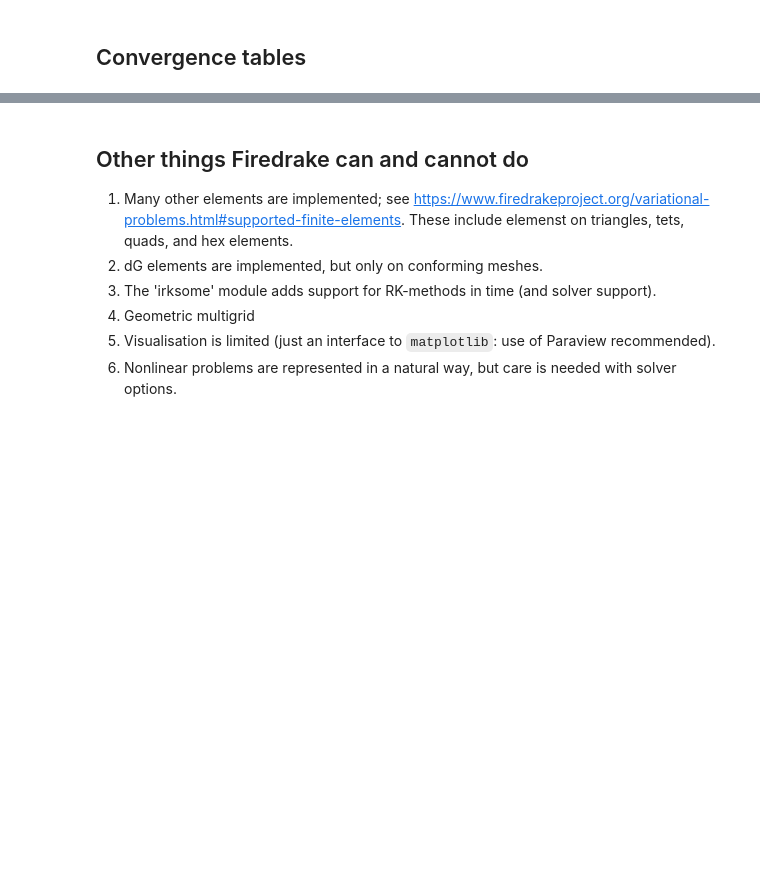
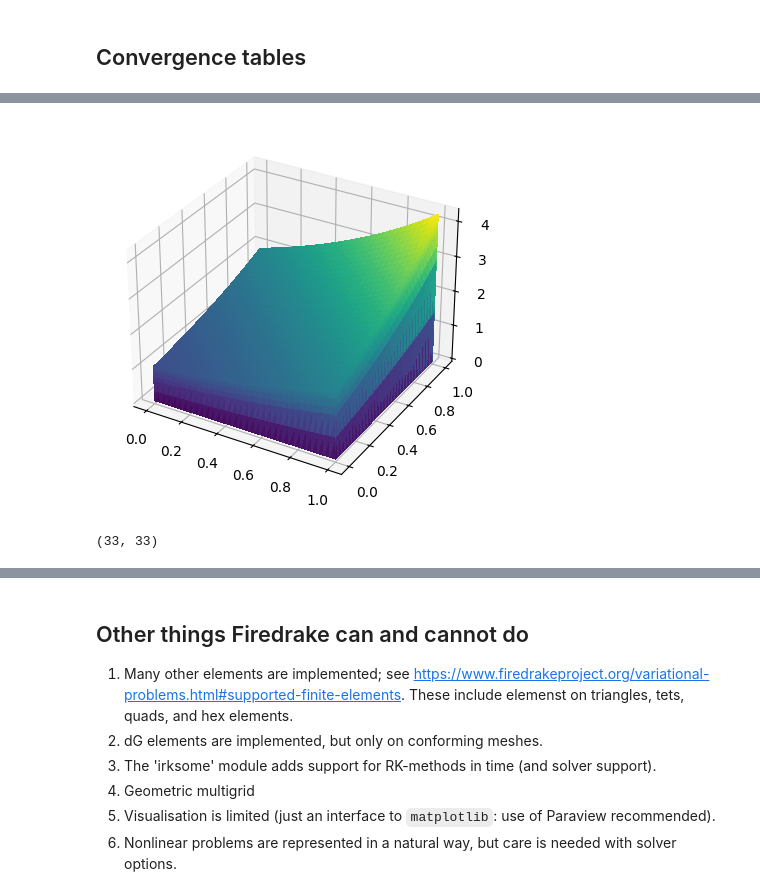
Before and after one commit to niallmadden/niallmadden.github.io, a Jupyter notebook: SPPs_Firedrake.ipynb, the cells around one changed output, grey strips where cells are left out. Drawn from its saved outputs; the diff is of its cells as text; code cells hidden in the pictures; blank space fills up the shorter version.

```diff
--- a/SPPs_Firedrake.ipynb
+++ b/SPPs_Firedrake.ipynb
@@ -261,0 +290,18 @@ plt.legend()
+# %%
+p = 1
+Epsilons = 10.0**np.arange(-1,-7,-1)
+Ns = 2**np.arange(5,11)
+
+L2 = np.zeros( (len(Epsilons), len(Ns)) )
+Energy = np.zeros_like(L2)
+Max = np.zeros_like(L2)
+
+e=-1
+for epsilon in [1e-1, 1e-2, 1e-3, 1e-4, 1e-5, 1e-6]:
+    e+=1
+    n=-1
+    for N in Ns:
+        n+=1
+        Smesh1 = ShishkinMesh(epsilon, N, p)
+        uN, uE = Solve_1DRD(epsilon, Smesh1, p)
+        L2[e,n], H1, Energy[e,n], Max[e,n] = ErrorNorms(uN, uE)
@@ -263,0 +334,33 @@ plt.legend()
+# %%
+N = 32
+p = 1 # degree of the element
+
+tau = min( (p+1)*epsilon*np.log(float(N)), 0.25) # mesh transition point
+mesh1 = np.linspace(0.0, tau, int(N/4)+1) # left mesh; assuming N divisible by 4
+mesh2 = np.linspace(tau, 1-tau, int(N/2)+1) # interior
+mesh3 = np.linspace(1-tau, 1.0, int(N/4)+1) # right mesh
+xp = np.concatenate( (mesh1, mesh2[1:-1], mesh3) )
+yp = xp
+
+mesh2D = TensorRectangleMesh(xp, yp, quadrilateral=True)
+# %%
+V = FunctionSpace(mesh2D, "CG", p)
+x,y = SpatialCoordinate(V)
+u = TrialFunction(V)
+v = TestFunction(V)
+
+a = (epsilon**2)*inner(grad(u), grad(v))*dx + inner(sqrt(1+x+y)*u,v)*dx
+l = exp(x+y)*v*dx
+uN = Function(V)
+BCs = DirichletBC(V, 0.0, "on_boundary")
+solve(a == l, uN, bcs=BCs)
+# %%
+fig = plt.figure()
+axes = fig.add_subplot(projection='3d')
+trisurf(uN, axes=axes);
+# %% [output]
+[figure, added]
+# %%
+uN_vals.shape
+# %% [output]
+(33, 33)
```
Also changed, not shown: parts of 11 cells of this notebook, 1 other file.
